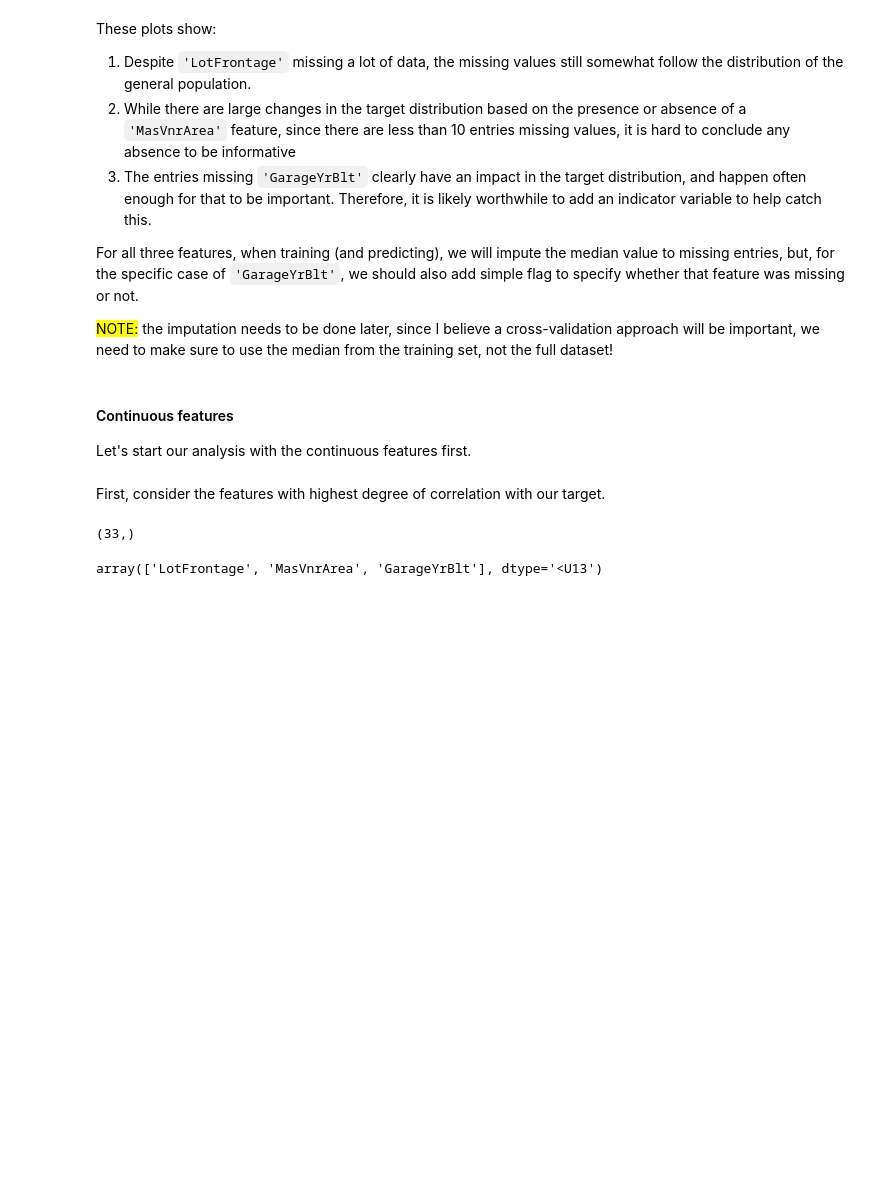
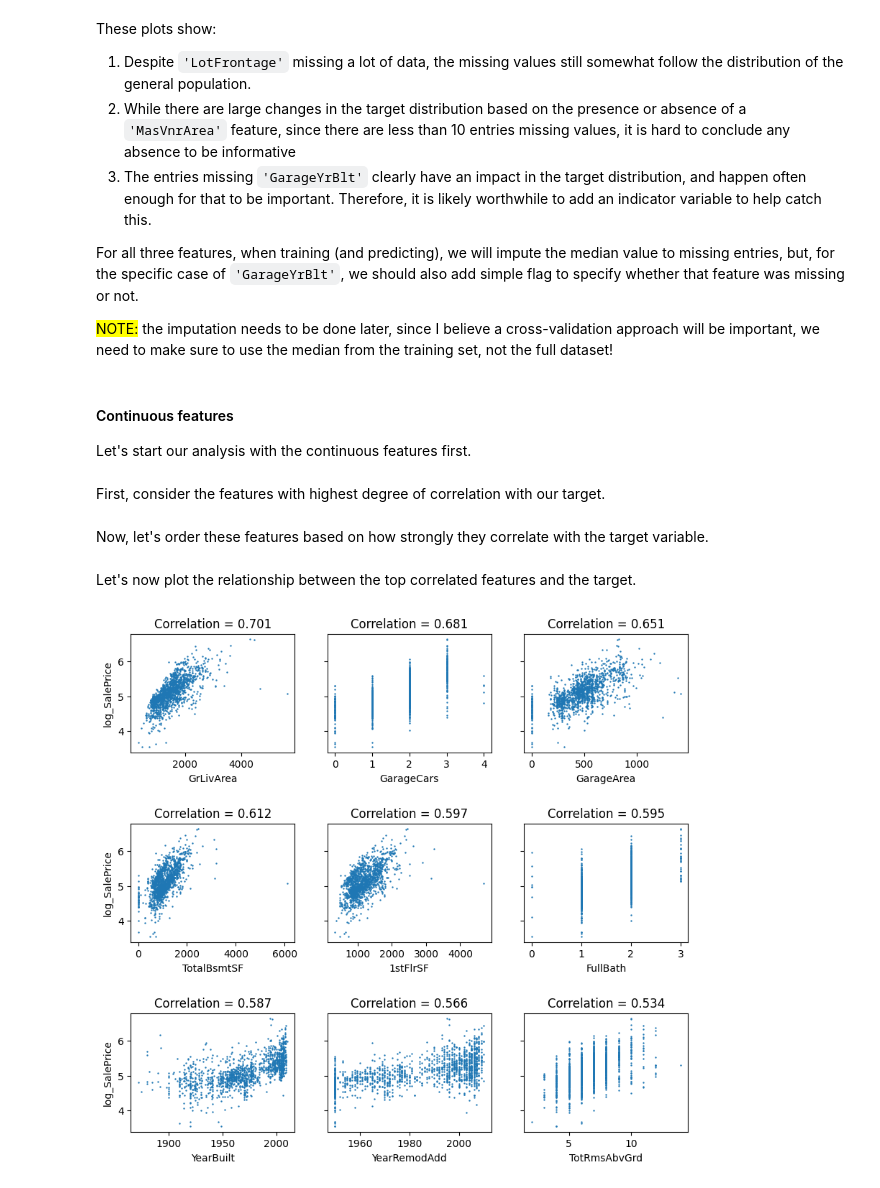
Before and after one commit to victorventuri/kaggle_play, a Jupyter notebook: house_price_tutorial/houseprices.ipynb, the cells around one changed output. Drawn from its saved outputs; the diff is of its cells as text; code cells hidden in the pictures; blank space fills up the shorter version.

Commit message:
looking at correlations with continuous features

```diff
--- a/house_price_tutorial/houseprices.ipynb
+++ b/house_price_tutorial/houseprices.ipynb
@@ -368,11 +368,35 @@ correlations = np.corrcoef(
     full_training[features_info['continuous']].fillna(full_training[features_info['continuous']].median()),
     full_training[log_target_name].to_numpy(),
     rowvar=False)
-# %%
-correlations[:-1, -1].shape
-# %% [output]
-(33,)
-# %%
-np.array(features_info['continuous'])[np.where(full_training[features_info['continuous']].isna().sum() > 0)]
-# %% [output]
-array(['LotFrontage', 'MasVnrArea', 'GarageYrBlt'], dtype='<U13')
+# %% [markdown]
+Now, let's order these features based on how strongly they correlate with the target variable.
+# %%
+continuous_feature_names = np.array(features_info['continuous'])
+
+# See how to sort the correlations
+corr_sort_idx = np.argsort(abs(correlations[:-1, -1]))[::-1]
+
+continuous_feature_names = continuous_feature_names[corr_sort_idx]
+# %% [markdown]
+Let's now plot the relationship between the top correlated features and the target.
+# %%
+fig, axes = plt.subplots(3, 3, figsize=(10, 9), sharey='all')
+fig.subplots_adjust(hspace=0.6)
+
+for i, (ind, feat_name) in enumerate(zip(corr_sort_idx[:9], continuous_feature_names[:9])):
+    # Get correlation value
+    correlation = correlations[ind, -1]
+
+    # Plot
+    row = i // 3
+    col = i % 3
+    axes[row, col].scatter(full_training[feat_name], full_training[log_target_name],
+                           marker='.', s=2)
+
+    # Set labels and title
+    axes[row, col].set_xlabel(feat_name)
+    if col == 0:
+        axes[row, col].set_ylabel(log_target_name)
+    axes[row, col].set_title(f'Correlation = {correlation:.3f}')
+# %% [output]
+[figure, added]
```
Also changed, not shown: parts of 2 cells of this notebook.
